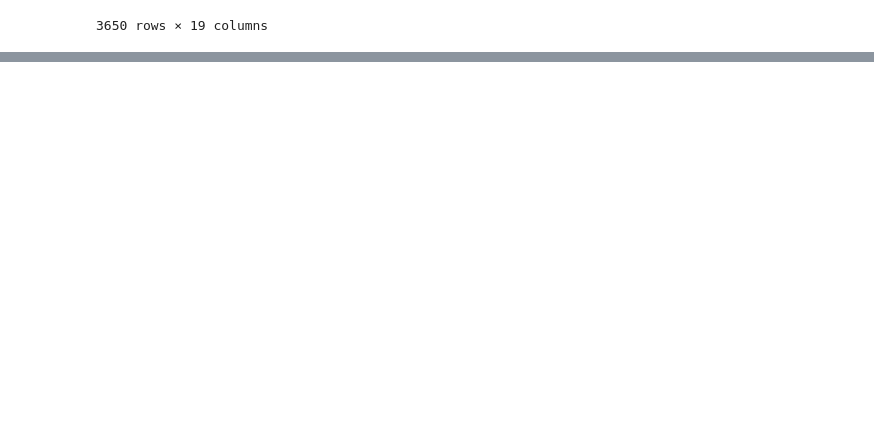
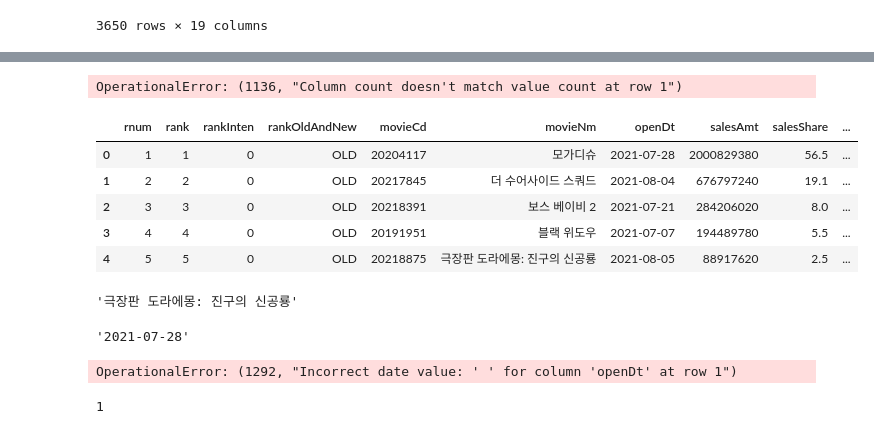
Before and after one commit to limbbbyoung/python_practice, a Jupyter notebook: 데이터 수집 파이프라인/영진위 데이터 크롤링.ipynb, the cells around one changed output, grey strips where cells are left out. Drawn from its saved outputs; the diff is of its cells as text; code cells hidden in the pictures; blank space fills up the shorter version.

```diff
--- a/데이터 수집 파이프라인/영진위 데이터 크롤링.ipynb
+++ b/데이터 수집 파이프라인/영진위 데이터 크롤링.ipynb
@@ -413,0 +524,5 @@ movie_table.sort_values(by='audiCnt', ascending=False)
+# %%
+# 여러분들이 data 'g'를 넣어보세요.
+cur.execute("INSERT INTO test_tbl2(tname) VALUES(null, 'g')")
+# %% [output]
+OperationalError: (1136, "Column count doesn't match value count at row 1")
@@ -413,0 +538,47 @@ movie_table.sort_values(by='audiCnt', ascending=False)
+# %%
+merged_data.head()
+# %% [output]
+|  | rnum | rank | rankInten | rankOldAndNew | movieCd | movieNm | openDt | salesAmt | salesShare | ... |
+| 0 | 1 | 1 | 0 | OLD | 20204117 | 모가디슈 | 2021-07-28 | 2000829380 | 56.5 | ... |
+| 1 | 2 | 2 | 0 | OLD | 20217845 | 더 수어사이드 스쿼드 | 2021-08-04 | 676797240 | 19.1 | ... |
+| 2 | 3 | 3 | 0 | OLD | 20218391 | 보스 베이비 2 | 2021-07-21 | 284206020 | 8.0 | ... |
+| 3 | 4 | 4 | 0 | OLD | 20191951 | 블랙 위도우 | 2021-07-07 | 194489780 | 5.5 | ... |
+| 4 | 5 | 5 | 0 | OLD | 20218875 | 극장판 도라에몽: 진구의 신공룡 | 2021-08-05 | 88917620 | 2.5 | ... |
+# %%
+# 로우개수
+len(merged_data) # 3650번 반복해야 DB에 insert가 된다는걸 알 수 있음
+# iloc[], loc[] 를 이용하면 특정 로우자료를 조회할 수 있고, 거기서 ['컬럼명']을 집어넣으면
+# 특정 로우의 특정 컬럼값을 조회할 수 있습니다.
+merged_data.iloc[4]['movieNm']
+# %% [output]
+'극장판 도라에몽: 진구의 신공룡'
+# %%
+# 과제, MySQL이나 Oracle SQL에 현재 보고있는 db_insert데이터를
+# 테이블 생성 및 반복문을 이용해서 다 DB에 넣어주시면 됩니다.
+# 반복문을 이용해서 merged_data의 모든 데이터를 MySQL에 집어넣어주세요.
+# 집어넣을 컬럼은 rnum, movieNm, openDt, audiCnt, showCnt, date
+merged_data['rnum'] = merged_data['rnum'].astype(int)
+merged_data['audiCnt'] = merged_data['audiCnt'].astype(int)
+merged_data['scrnCnt'] = merged_data['scrnCnt'].astype(int)
+db_insert_data = merged_data[['rnum', 'movieNm', 'openDt', 'audiCnt', 'showCnt', '날짜']] # 데이터를 다음과 같이 정제시킨 것은 매우 좋았음
+db_insert_data.iloc[0]['openDt'] # DataFrame형태의 데이터
+# %% [output]
+'2021-07-28'
+# %%
+# 반복문을 통해 DB에 3650개의 데이터 넣기
+for i in range(len(db_insert_data)):
+    data = db_insert_data.iloc[i]
+
+    # 각 데이터 가져오기
+    movieNm = data['movieNm']
+    openDt = data['openDt']
+    audiCnt = data['audiCnt']
+    showCnt = data['showCnt']
+    date = data['날짜']
+    # 쿼리문 작성
+    cur.execute("INSERT INTO movie_tbl(movieNm, openDt, audiCnt, showCnt, dataDate) VALUES('%s', '%s', %s, %s, '%s')" % (movieNm, openDt, audiCnt, showCnt, date))
+
+# 커서가 아닌 커넥션에 commit을 주는 것에 주의해주세요.
+con.commit()
+# %% [output]
+OperationalError: (1292, "Incorrect date value: ' ' for column 'openDt' at row 1")
@@ -413,0 +592,4 @@ movie_table.sort_values(by='audiCnt', ascending=False)
+# %%
+cur.execute("INSERT INTO movie_tbl(movieNm, openDt, audiCnt, showCnt, dataDate) VALUES('%s', '%s', %s, %s, '%s')" % ("테스트", '2022-08-10', 300, 1, '20220810'))
+# %% [output]
+1
```
Also changed, not shown: parts of 26 cells of this notebook, 5 other files.
